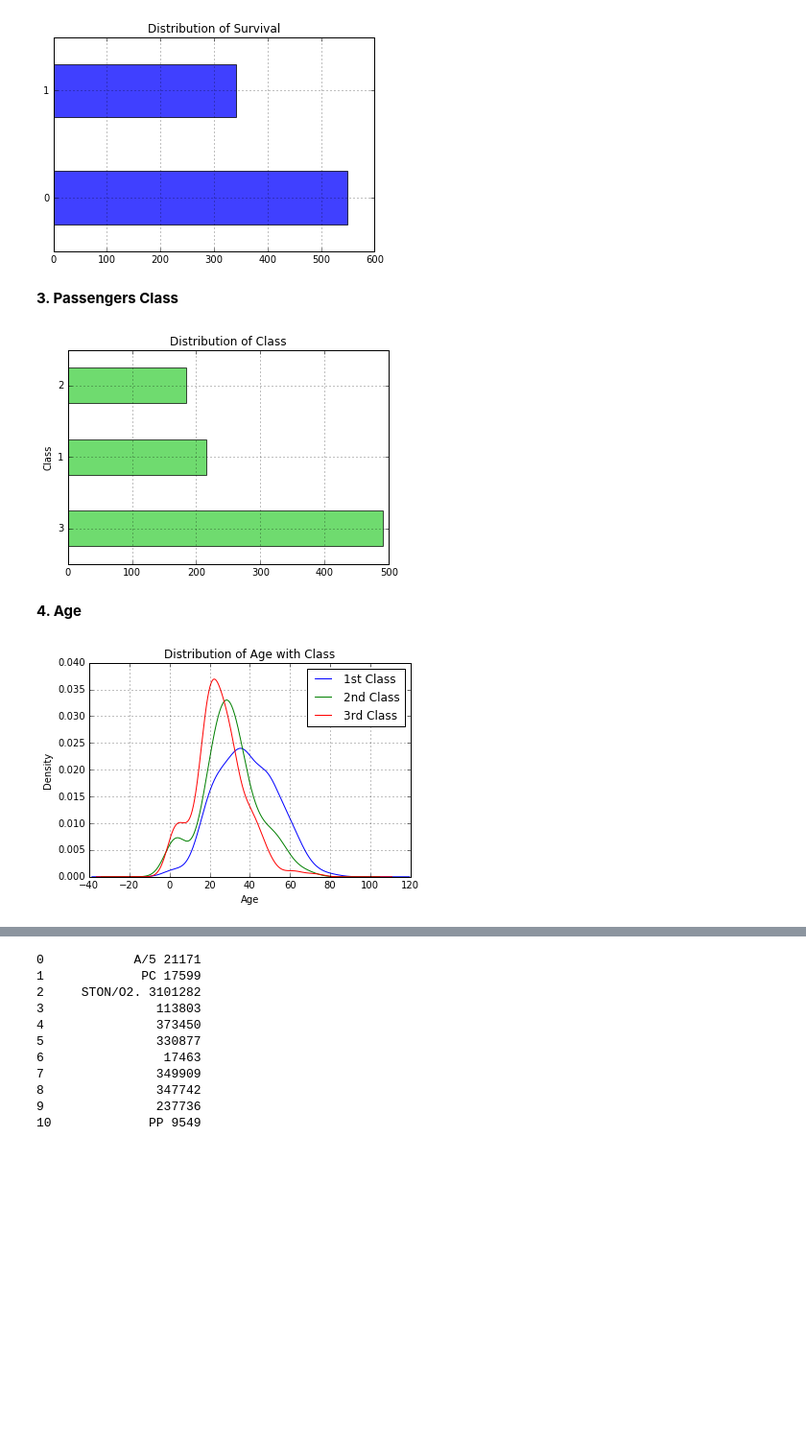
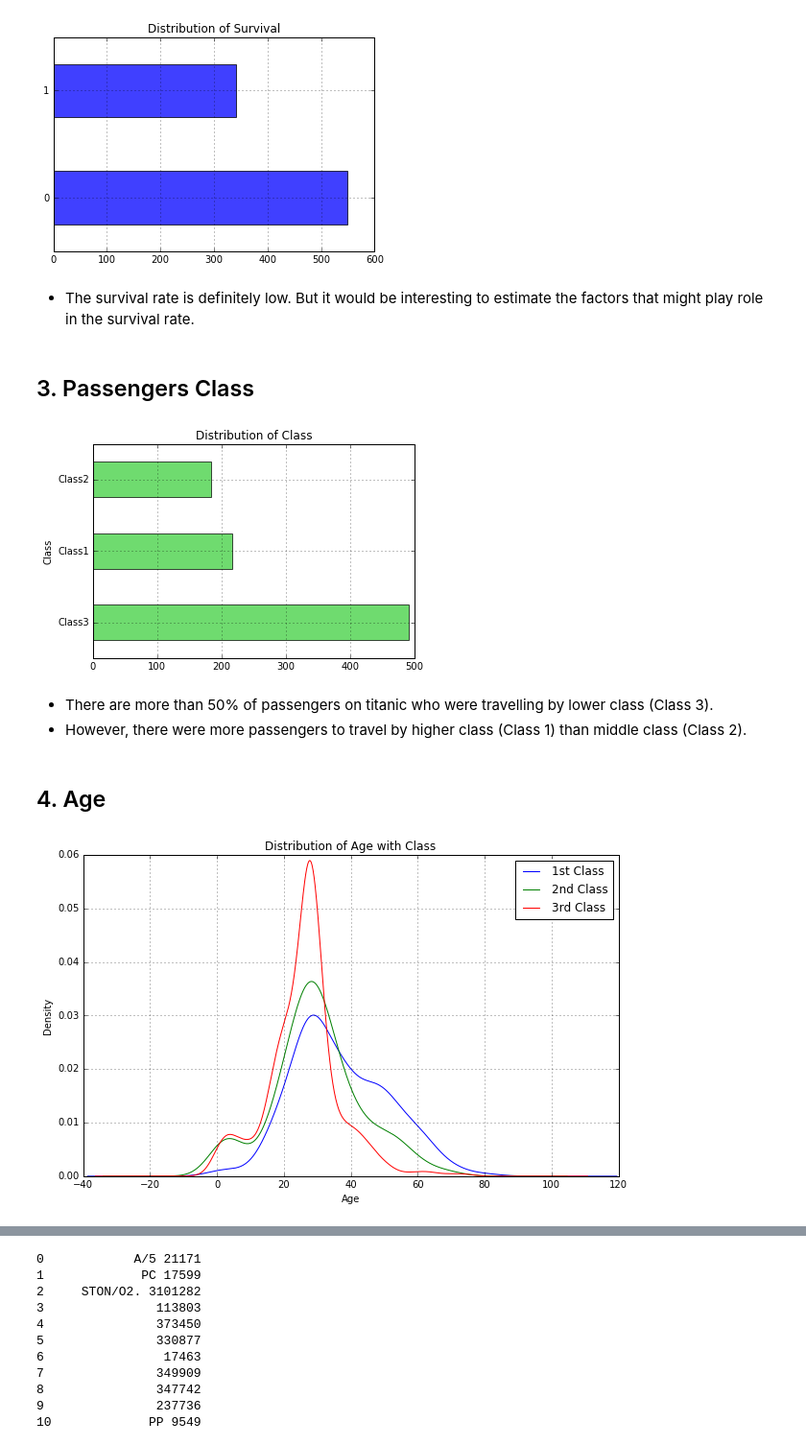
Before and after one commit to pkgandhi/Titanic-Dataset, a Jupyter notebook: Data Analysis for Titanic Dataset.ipynb, the cells around one changed output, grey strips where cells are left out. Shown: that part at 96% size. Cells and saved outputs as stored; diff of their text form; code cells hidden in the pictures; blank space fills up the shorter version.

```diff
--- a/Data Analysis for Titanic Dataset.ipynb
+++ b/Data Analysis for Titanic Dataset.ipynb
@@ -327,0 +337,3 @@ Name: Cabin, dtype: object
+# %%
+titanic_df["Family"] = titanic_df["SibSp"] + titanic_df["Parch"]
+titanic_df.head(n= 2)
@@ -343,24 +369,29 @@ plt.title("Distribution of Survival")
 plt.grid(b=True)
 # %% [output]
 [figure]
+# %% [markdown]
+* The survival rate is definitely low. But it would be interesting to estimate the factors that might play role in the survival rate.
 # %% [markdown]
-**3. Passengers Class**
+## 3. Passengers Class
 # %%
 titanic_df.Pclass.value_counts().plot(kind='barh' , alpha = 0.7, facecolor = '#32CD32')
 plt.title("Distribution of Class")
 plt.ylabel("Class")
 plt.grid(b=True)
 # %% [output]
-[figure, old version]
+[figure, new version]
+# %% [markdown]
+* There are more than 50% of passengers on titanic who were travelling by lower class (Class 3).
+* However, there were more passengers to travel by higher class (Class 1) than middle class (Class 2).
 # %% [markdown]
-**4. Age**
+## 4. Age
 # %%
-titanic_df.Age[titanic_df.Pclass == 1].plot(kind='kde')
-titanic_df.Age[titanic_df.Pclass == 2].plot(kind='kde')
-titanic_df.Age[titanic_df.Pclass == 3].plot(kind='kde')
+titanic_df.Age[titanic_df.Pclass == 'Class1'].plot(kind='kde', figsize=(10,6))
+titanic_df.Age[titanic_df.Pclass == 'Class2'].plot(kind='kde', figsize=(10,6))
+titanic_df.Age[titanic_df.Pclass == 'Class3'].plot(kind='kde', figsize=(10,6))
 plt.title("Distribution of Age with Class")
 plt.xlabel("Age")
-plt.legend(('1st Class', '2nd Class','3rd Class'),loc='best')
+plt.legend(('1st Class','2nd Class','3rd Class'),loc='best')
 plt.grid(b=True)
 # %% [output]
-[figure, old version]
+[figure, new version]
```
Also changed, not shown: parts of 51 cells of this notebook.
